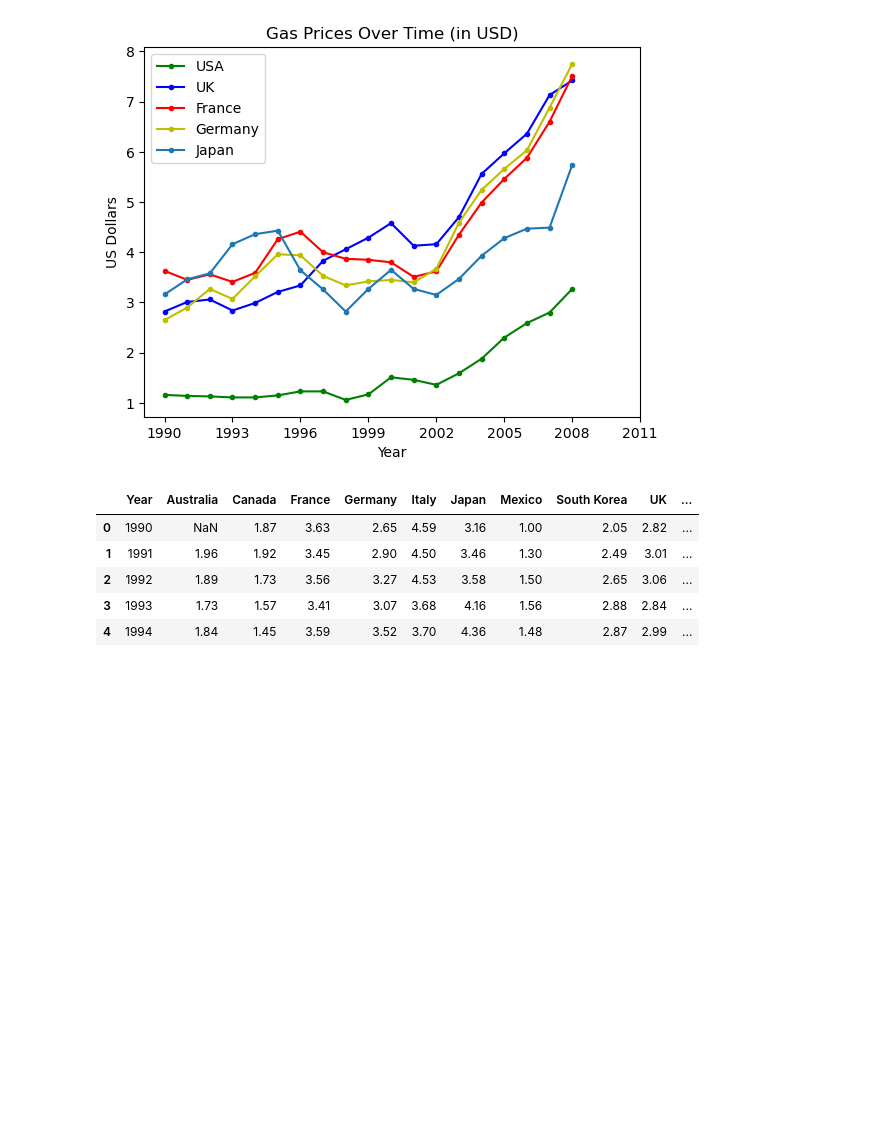
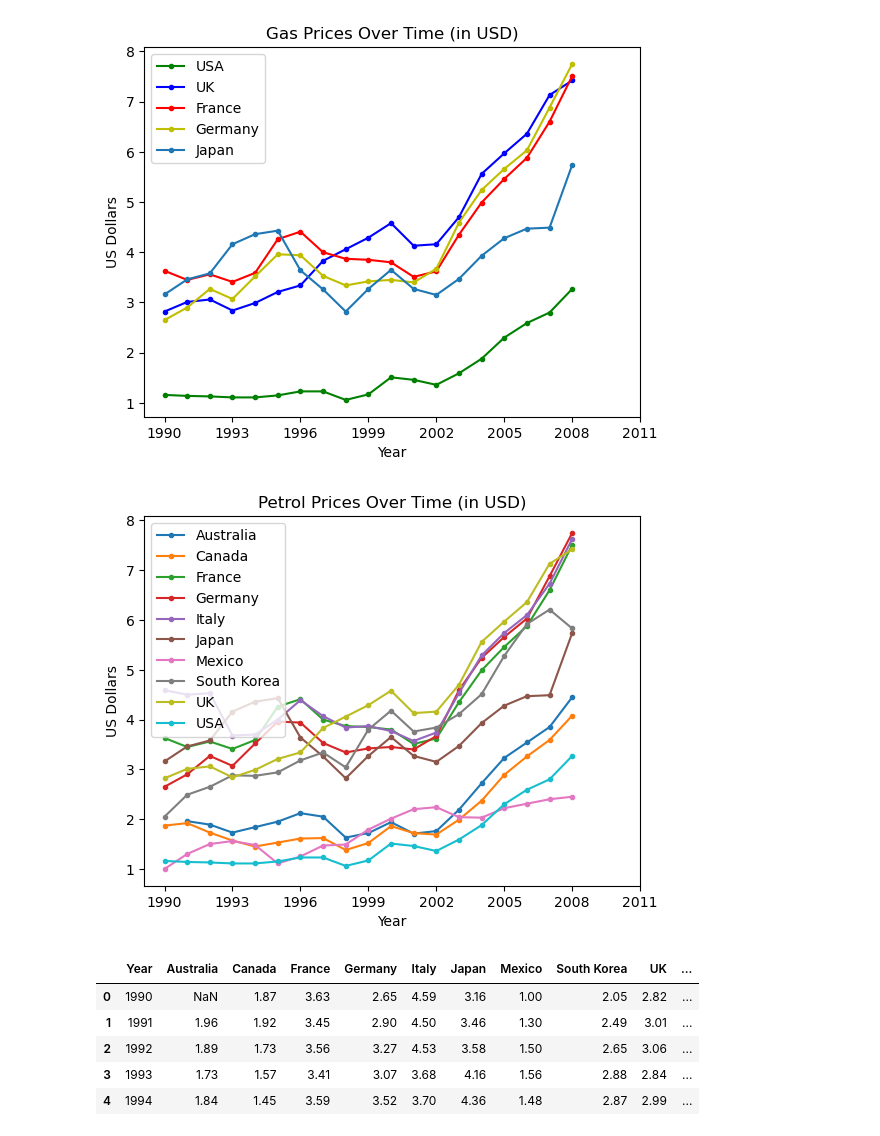
Before and after one commit to Ar3missss/Matplot, a Jupyter notebook: mat2.ipynb, the cells around one changed output. Saved outputs shown, nothing was run; the diff lists cells and outputs as text; code cells hidden in the pictures; blank space fills up the shorter version.

Commit message:
real life data plotting

```diff
--- a/mat2.ipynb
+++ b/mat2.ipynb
@@ -25,6 +25,26 @@ plt.legend()
 plt.show()
 # %% [output]
 [figure]
+# %%
+# With Loop
+petrol =gas.copy()
+plt.title('Petrol Prices Over Time (in USD)')
+
+for country in petrol:
+    if country != 'Year':
+        plt.plot(petrol.Year,petrol[country] , label =country, marker = '.')
+
+plt.xticks(petrol.Year[::3].tolist()+[2011])
+
+plt.xlabel('Year')
+plt.ylabel('US Dollars')
+
+plt.savefig('outputs/petrol_prices.png',dpi =300)
+
+plt.legend()
+plt.show()
+# %% [output]
+[figure, added]
 # %%
 petrol.head()
 # %% [output]
```
